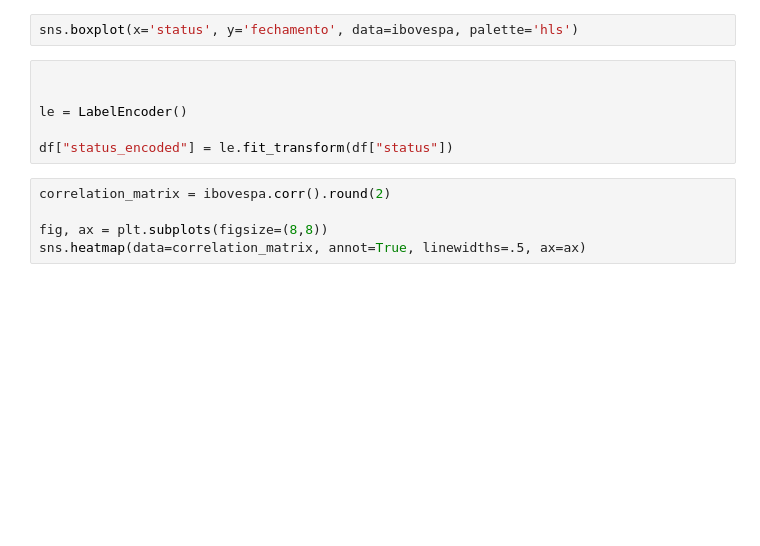
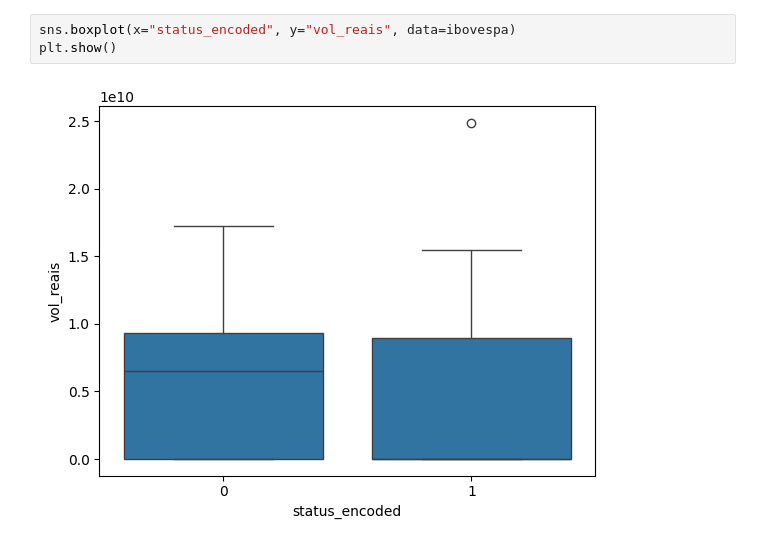
Before and after one commit to naruto112/data_analytics_fase2, a Jupyter notebook: modelagem/criacao_modelo.ipynb, the cells around one changed output. Drawn from its saved outputs; the diff is of its cells as text; blank space fills up the shorter version.

```diff
--- a/modelagem/criacao_modelo.ipynb
+++ b/modelagem/criacao_modelo.ipynb
@@ -16,13 +82,5 @@ ibovespa.describe()
 # %%
-sns.boxplot(x='status', y='fechamento', data=ibovespa, palette='hls')
+sns.boxplot(x="status_encoded", y="vol_reais", data=ibovespa)
+plt.show()
+# %% [output]
+[figure, added]
-# %%
-
-
-le = LabelEncoder()
-
-df["status_encoded"] = le.fit_transform(df["status"])
-# %%
-correlation_matrix = ibovespa.corr().round(2)
-
-fig, ax = plt.subplots(figsize=(8,8))
-sns.heatmap(data=correlation_matrix, annot=True, linewidths=.5, ax=ax)
```
Also changed, not shown: parts of 53 cells of this notebook, 8 other files.
